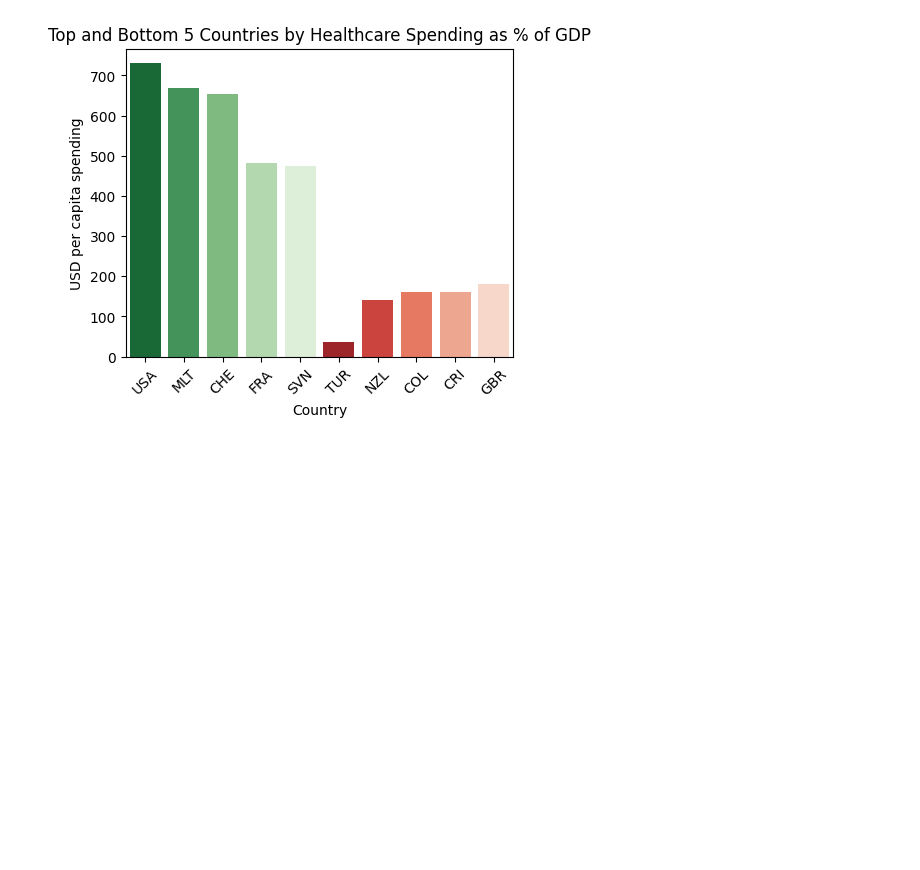
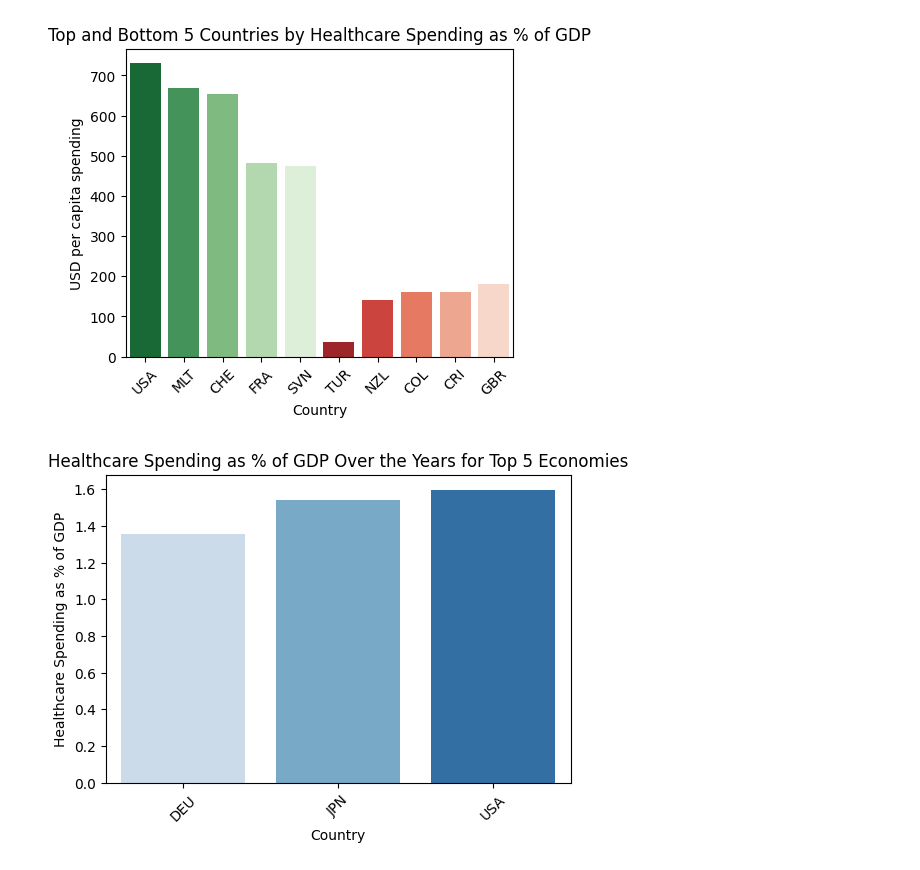
Before and after one commit to Sharvani-123/Pharmaceutical-Drug-Spendings_Analysis, a Jupyter notebook: analysis.ipynb, the cells around one changed output. Saved outputs shown, nothing was run; the diff lists cells and outputs as text; code cells hidden in the pictures; blank space fills up the shorter version.

Commit message:
Top 5 economies comparison

```diff
--- a/analysis.ipynb
+++ b/analysis.ipynb
@@ -144,3 +144,18 @@ plt.xticks(rotation=45)
 plt.show()
 # %% [output]
 [figure]
+# %%
+# Comparing top 5 economies of the world: United States, China, Japan, Germany and India
+top_5_economies= ['USA','CHN','JPN','DEU','IND']
+top_5_economies=data[data['LOCATION'].isin(top_5_economies)]
+top_5_economies = top_5_economies.groupby(['LOCATION'])[['PC_GDP']].mean().reset_index()
+top_5_economies=top_5_economies.dropna()
+plt.figure(figsize=(6, 4))
+plt.title('Healthcare Spending as % of GDP Over the Years for Top 5 Economies')
+sns.barplot(x='LOCATION', y='PC_GDP', data=top_5_economies, palette='Blues',hue='LOCATION')
+plt.xticks(rotation=45)
+plt.xlabel('Country')
+plt.ylabel('Healthcare Spending as % of GDP')
+plt.show()
+# %% [output]
+[figure, added]
```
